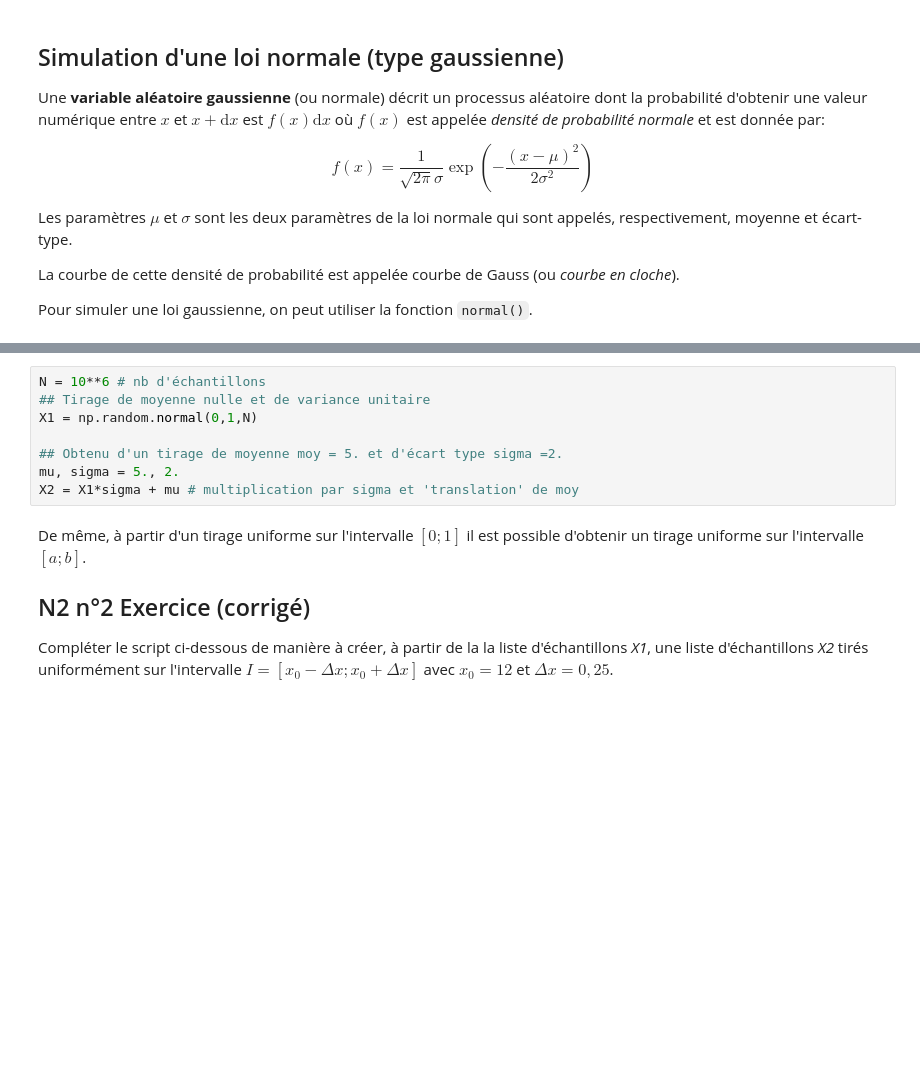
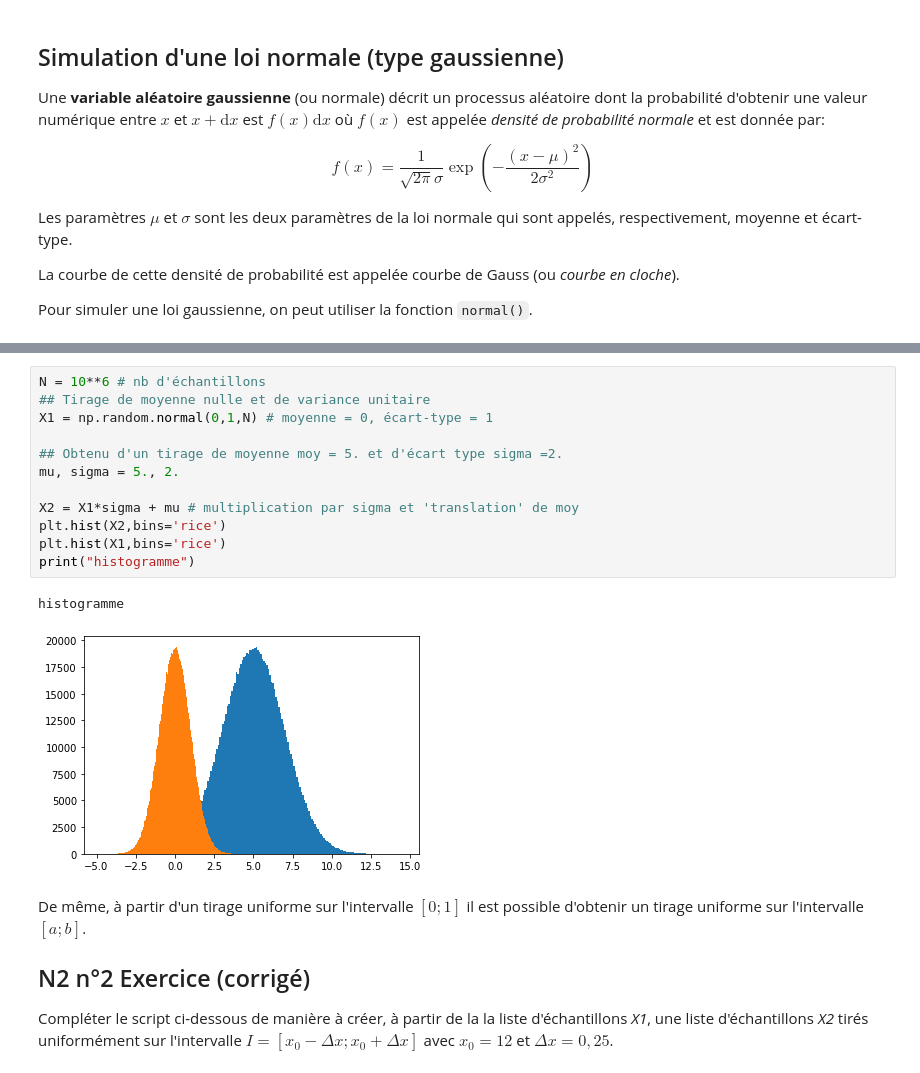
Before and after one commit to fkiaru/LaMerciNumpy, a Jupyter notebook: OutilsStatistiques/NumpyStatistiques_2.ipynb, the cells around one changed output, grey strips where cells are left out. Cells and saved outputs as stored; diff of their text form; blank space fills up the shorter version.

```diff
--- a/OutilsStatistiques/NumpyStatistiques_2.ipynb
+++ b/OutilsStatistiques/NumpyStatistiques_2.ipynb
@@ -428,11 +534,18 @@ A partir d'échantillons tirés selon une loi gaussienne de moyenne nulle et d'
 # %%
 N = 10**6 # nb d'échantillons
 ## Tirage de moyenne nulle et de variance unitaire
-X1 = np.random.normal(0,1,N)
+X1 = np.random.normal(0,1,N) # moyenne = 0, écart-type = 1
 
 ## Obtenu d'un tirage de moyenne moy = 5. et d'écart type sigma =2.
 mu, sigma = 5., 2.
+
 X2 = X1*sigma + mu # multiplication par sigma et 'translation' de moy
+plt.hist(X2,bins='rice')
+plt.hist(X1,bins='rice')
+print("histogramme")
+# %% [output]
+histogramme
+[figure, added]
 # %% [markdown]
 De même, à partir d'un tirage uniforme sur l'intervalle $[0;1]$ il est possible d'obtenir un tirage uniforme sur l'intervalle $[a;b]$.
 
```
Also changed, not shown: parts of 38 cells of this notebook, 3 other files.
